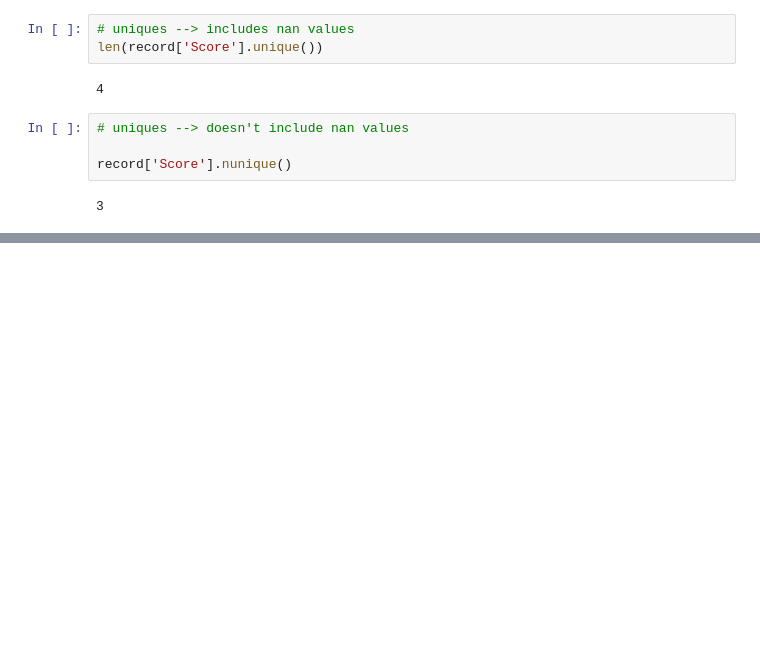
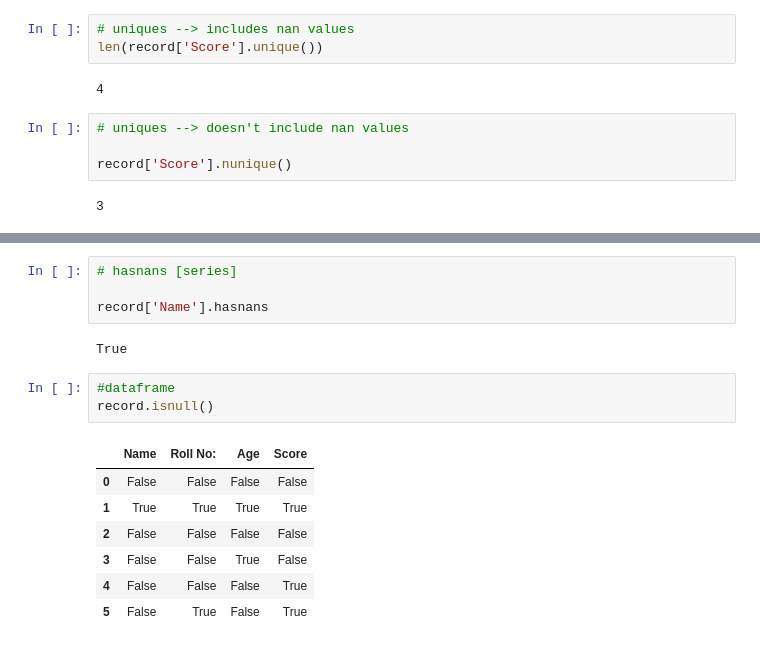
Before and after one commit to iAleeRaza/Pandas, a Jupyter notebook: dataframe_methods.ipynb, the cells around one changed output, grey strips where cells are left out. Saved outputs shown, nothing was run; the diff lists cells and outputs as text; blank space fills up the shorter version.

```diff
--- a/dataframe_methods.ipynb
+++ b/dataframe_methods.ipynb
@@ -322,0 +341,17 @@ record['Score'].nunique()
+# %%
+# hasnans [series]
+
+record['Name'].hasnans
+# %% [output]
+True
+# %%
+#dataframe
+record.isnull()
+# %% [output]
+|  | Name | Roll No: | Age | Score |
+| 0 | False | False | False | False |
+| 1 | True | True | True | True |
+| 2 | False | False | False | False |
+| 3 | False | False | True | False |
+| 4 | False | False | False | True |
+| 5 | False | True | False | True |
```
Also changed, not shown: parts of 16 cells of this notebook.
